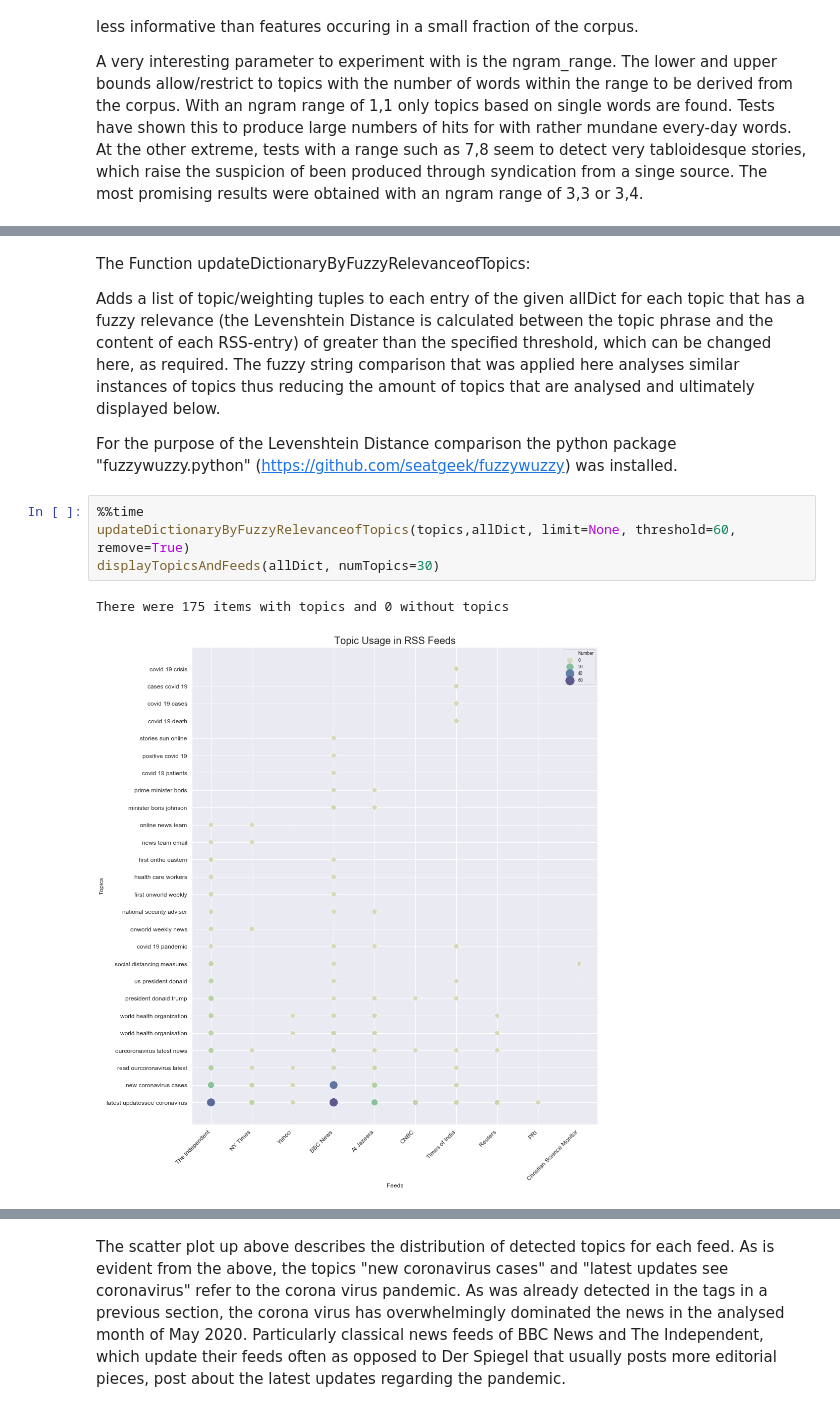
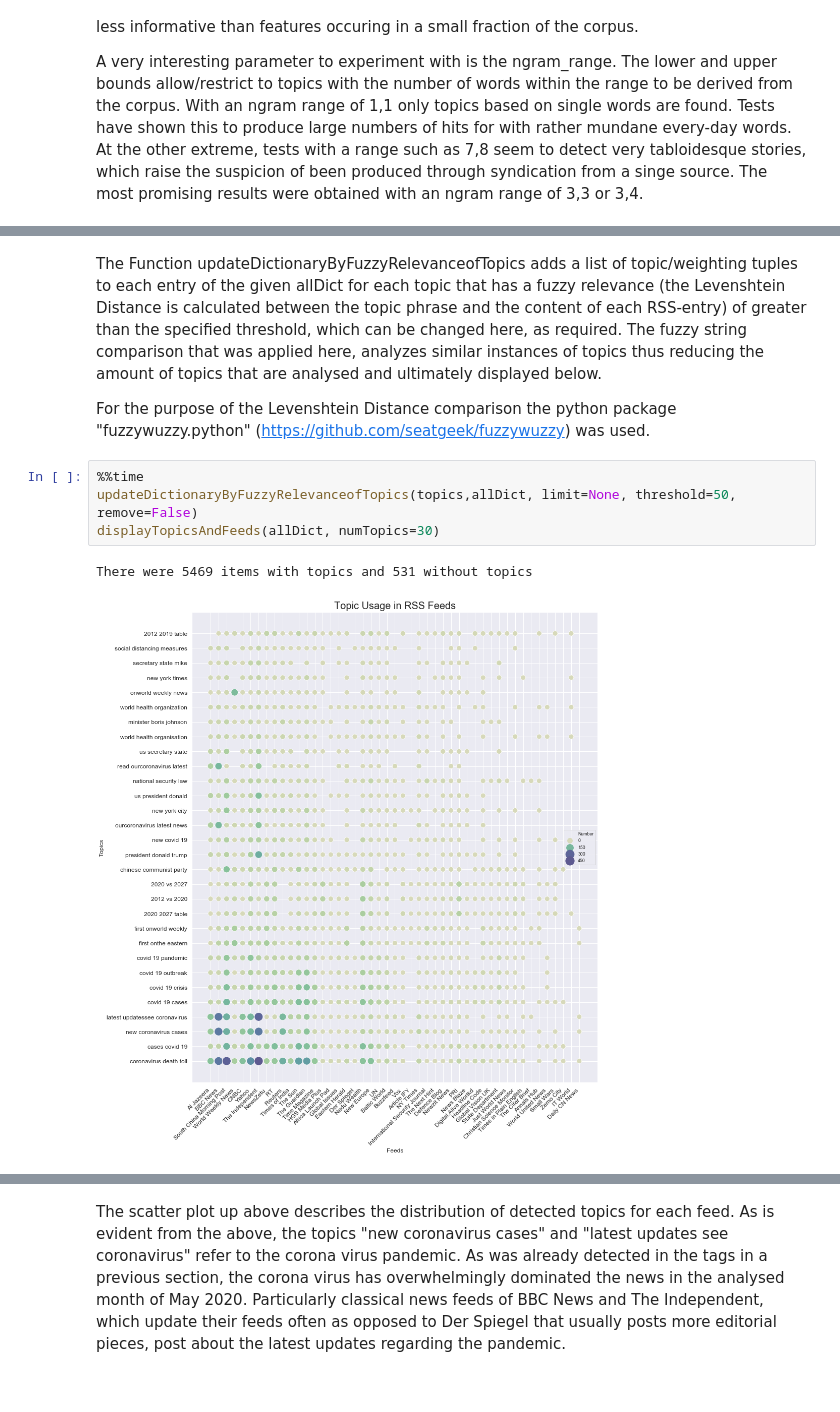
Before and after one commit to jb-diplom/Big-Data, a Jupyter notebook: RSSNewsIdentification.ipynb, the cells around one changed output, grey strips where cells are left out. Drawn from its saved outputs; the diff is of its cells as text.

```diff
--- a/RSSNewsIdentification.ipynb
+++ b/RSSNewsIdentification.ipynb
@@ -168,14 +170,12 @@ Wall time: 31.5 s
 # %% [markdown]
-The Function updateDictionaryByFuzzyRelevanceofTopics:
+The Function updateDictionaryByFuzzyRelevanceofTopics adds a list of topic/weighting tuples to each entry of the given allDict for each topic that has a fuzzy relevance (the Levenshtein Distance is calculated between the topic phrase and the content of each RSS-entry) of greater than the specified threshold, which can be changed here, as required.
+The fuzzy string comparison that was applied here, analyzes similar instances of  topics thus reducing the amount of topics that are analysed and ultimately displayed below.
 
-Adds a list of topic/weighting tuples to each entry of the given allDict for each topic that has a fuzzy relevance (the Levenshtein Distance is calculated between the topic phrase and the content of each RSS-entry) of greater than the specified threshold, which can be changed here, as required.
-The fuzzy string comparison that was applied here analyses similar instances of  topics thus reducing the amount of topics that are analysed and ultimately displayed below.
-
-For the purpose of the Levenshtein Distance comparison the python package "fuzzywuzzy.python" (https://github.com/seatgeek/fuzzywuzzy) was installed.
+For the purpose of the Levenshtein Distance comparison the python package "fuzzywuzzy.python" (https://github.com/seatgeek/fuzzywuzzy) was used.
 # %%
 %%time
-updateDictionaryByFuzzyRelevanceofTopics(topics,allDict, limit=None, threshold=60, remove=True)
+updateDictionaryByFuzzyRelevanceofTopics(topics,allDict, limit=None, threshold=50, remove=False)
 displayTopicsAndFeeds(allDict, numTopics=30)
 # %% [output]
-There were 175 items with topics and 0 without topics
+There were 5469 items with topics and 531 without topics
-[figure, old version]
+[figure, new version]
```
Also changed, not shown: parts of 15 cells of this notebook, 15 other files.
